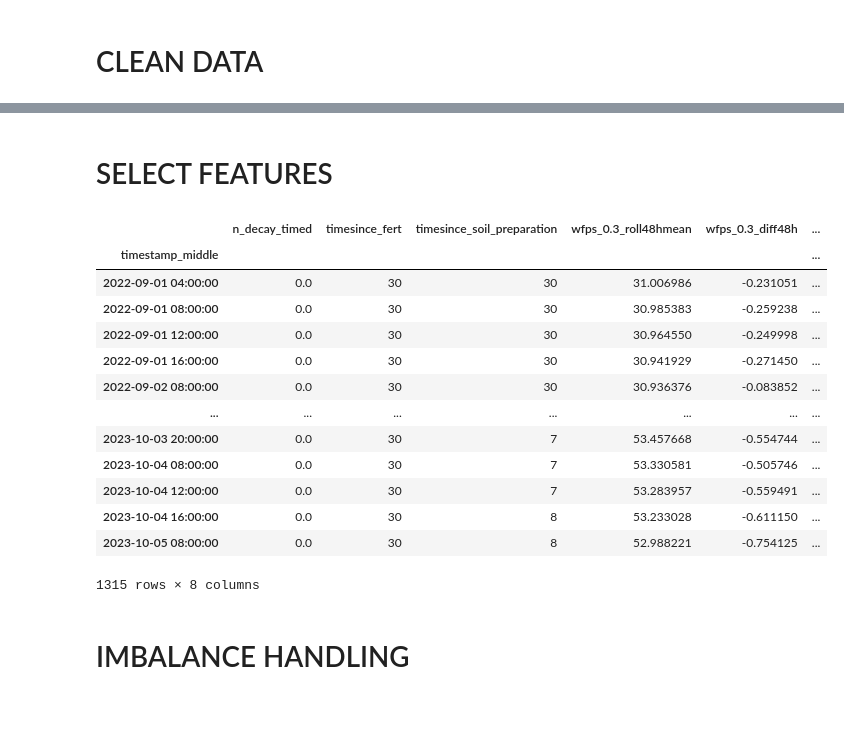
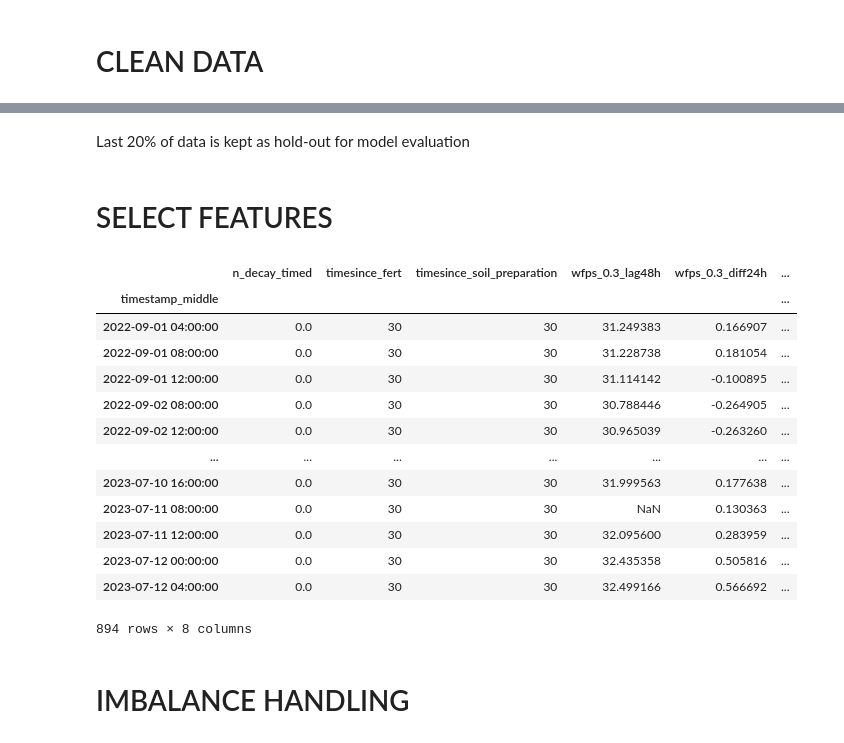
Before and after one commit to fabioturc/n2o-wheat-drivers-sources, a Jupyter notebook: notebooks/DRIVERS_02_hyperparameter_optimization.ipynb, the cells around one changed output, grey strips where cells are left out. Drawn from its saved outputs; the diff is of its cells as text; code cells hidden in the pictures; blank space fills up the shorter version.

```diff
--- a/notebooks/DRIVERS_02_hyperparameter_optimization.ipynb
+++ b/notebooks/DRIVERS_02_hyperparameter_optimization.ipynb
@@ -67,48 +68,52 @@ data_main
+# %% [markdown]
+Last 20% of data is kept as hold-out for model evaluation
+# %%
+# keep only the first 80%  of data
+data_main = data_main.iloc[:int(0.8 * len(data_main))].copy()
 # %% [markdown]
 # SELECT FEATURES
 # %%
 # Import the best features
-# path = '../data/processed/best_features_' + TARGET_FLUX + '_' + MODEL_TYPE + '_' + TIME_RESOLUTION + 'h.txt'
-# with open(path, 'r') as f:
-#     selected_features = [line.strip() for line in f]
+path = '../data/processed/best_features_' + TARGET_FLUX + '_' + MODEL_TYPE + '_' + TIME_RESOLUTION + 'h.txt'
+with open(path, 'r') as f:
+    selected_features = [line.strip() for line in f]
 
 # Other option is to define the best n features
 # n_top = 20
 # path = '../data/processed/ranked_features_' + TARGET_FLUX + '_' + MODEL_TYPE + '_' + TIME_RESOLUTION + 'h.txt'
 # with open(path, 'r') as f:
 #     selected_features = [line.strip() for line in f][:n_top]
 
 # Selection based on 'ranked_features' and picking the most important features from each of the driver categories
 selected_features = [
 'n_decay_timed',
 'timesince_fert',
 'timesince_soil_preparation',
-'wfps_0.3_roll48hmean',
-'wfps_0.3_diff48h',
+'wfps_0.3_lag48h',
+'wfps_0.3_diff24h',
 'ts_0.3_roll48hmean',
 'flux_gpp_roll48hsum'
 ]
-
 
 # Keep only the best feature set
 data = data_main[selected_features + [TARGET]].copy()
 
 data
 # %% [output]
-|  | n_decay_timed | timesince_fert | timesince_soil_preparation | wfps_0.3_roll48hmean | wfps_0.3_diff48h | ... |
+|  | n_decay_timed | timesince_fert | timesince_soil_preparation | wfps_0.3_lag48h | wfps_0.3_diff24h | ... |
 | timestamp_middle |  |  |  |  |  | ... |
-| 2022-09-01 04:00:00 | 0.0 | 30 | 30 | 31.006986 | -0.231051 | ... |
-| 2022-09-01 08:00:00 | 0.0 | 30 | 30 | 30.985383 | -0.259238 | ... |
-| 2022-09-01 12:00:00 | 0.0 | 30 | 30 | 30.964550 | -0.249998 | ... |
-| 2022-09-01 16:00:00 | 0.0 | 30 | 30 | 30.941929 | -0.271450 | ... |
-| 2022-09-02 08:00:00 | 0.0 | 30 | 30 | 30.936376 | -0.083852 | ... |
+| 2022-09-01 04:00:00 | 0.0 | 30 | 30 | 31.249383 | 0.166907 | ... |
+| 2022-09-01 08:00:00 | 0.0 | 30 | 30 | 31.228738 | 0.181054 | ... |
+| 2022-09-01 12:00:00 | 0.0 | 30 | 30 | 31.114142 | -0.100895 | ... |
+| 2022-09-02 08:00:00 | 0.0 | 30 | 30 | 30.788446 | -0.264905 | ... |
+| 2022-09-02 12:00:00 | 0.0 | 30 | 30 | 30.965039 | -0.263260 | ... |
 | ... | ... | ... | ... | ... | ... | ... |
-| 2023-10-03 20:00:00 | 0.0 | 30 | 7 | 53.457668 | -0.554744 | ... |
-| 2023-10-04 08:00:00 | 0.0 | 30 | 7 | 53.330581 | -0.505746 | ... |
-| 2023-10-04 12:00:00 | 0.0 | 30 | 7 | 53.283957 | -0.559491 | ... |
-| 2023-10-04 16:00:00 | 0.0 | 30 | 8 | 53.233028 | -0.611150 | ... |
-| 2023-10-05 08:00:00 | 0.0 | 30 | 8 | 52.988221 | -0.754125 | ... |
+| 2023-07-10 16:00:00 | 0.0 | 30 | 30 | 31.999563 | 0.177638 | ... |
+| 2023-07-11 08:00:00 | 0.0 | 30 | 30 | NaN | 0.130363 | ... |
+| 2023-07-11 12:00:00 | 0.0 | 30 | 30 | 32.095600 | 0.283959 | ... |
+| 2023-07-12 00:00:00 | 0.0 | 30 | 30 | 32.435358 | 0.505816 | ... |
+| 2023-07-12 04:00:00 | 0.0 | 30 | 30 | 32.499166 | 0.566692 | ... |
-1315 rows × 8 columns
+894 rows × 8 columns
 # %% [markdown]
 # IMBALANCE HANDLING
 # %% [markdown]
```
Also changed, not shown: parts of 11 cells of this notebook, 5 other files.
